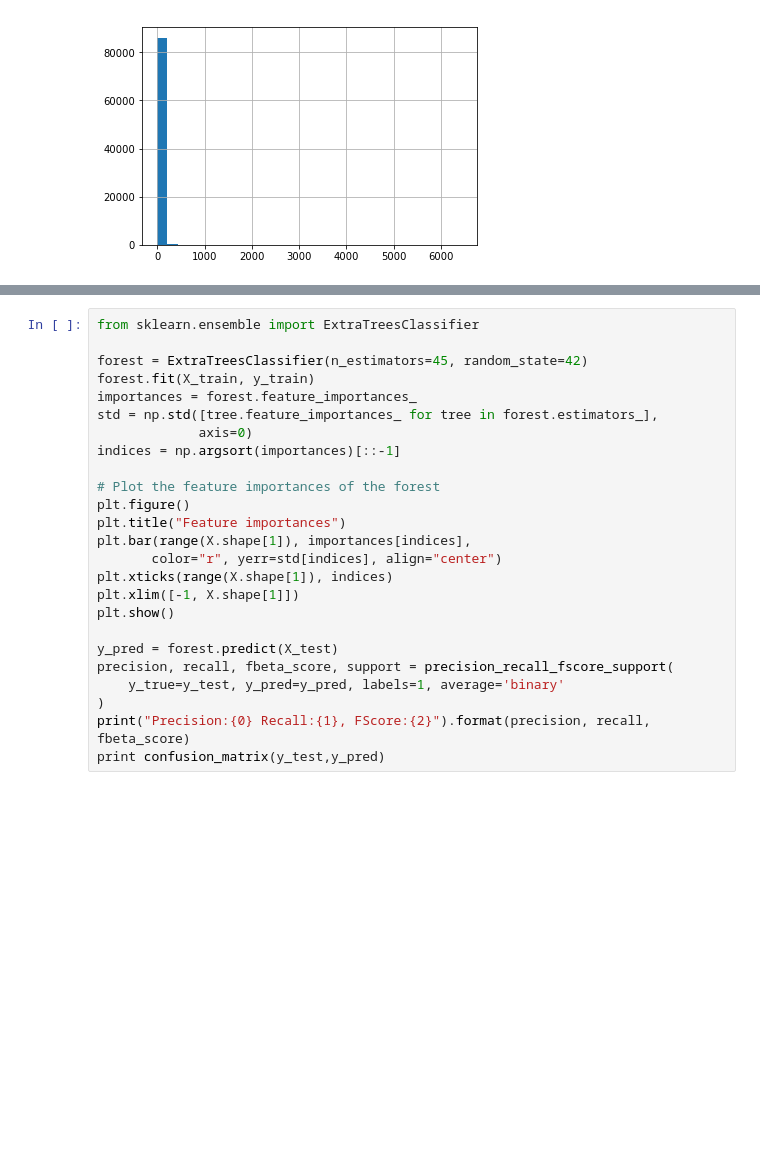
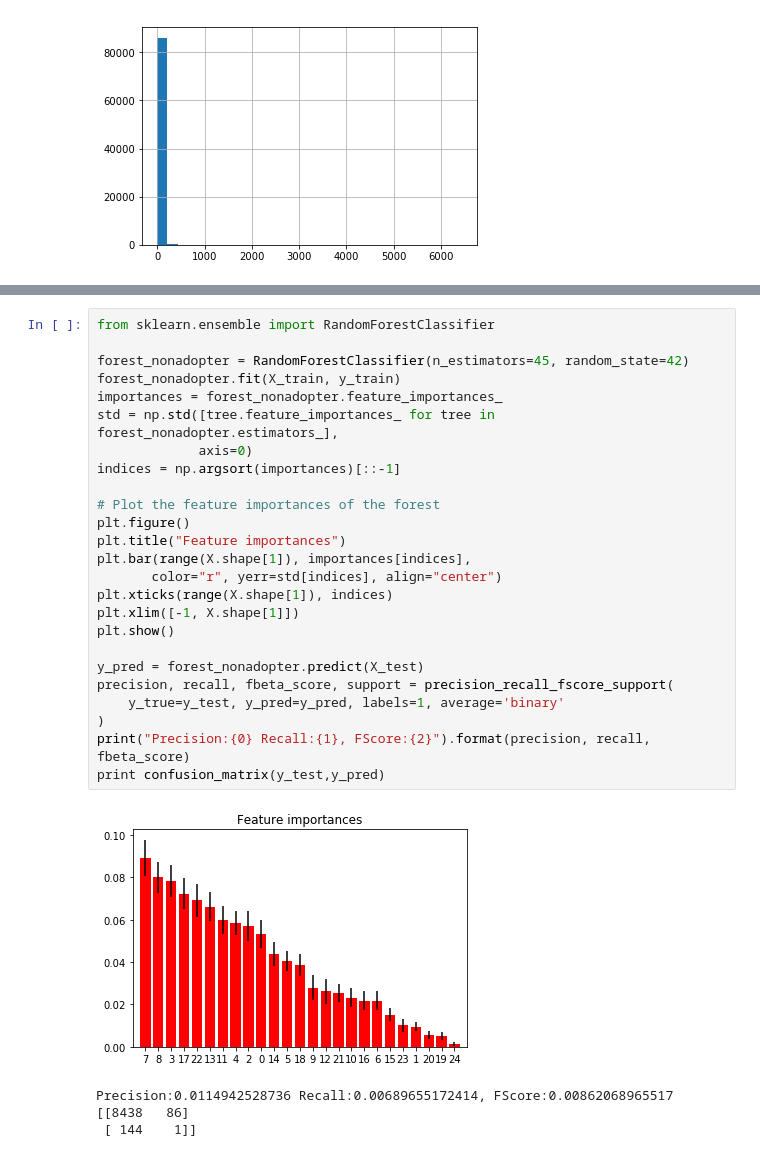
Before and after one commit to randorfer/adopterLearn, a Jupyter notebook: Song_Adopter_Challenge.ipynb, the cells around one changed output, grey strips where cells are left out. Saved outputs shown, nothing was run; the diff lists cells and outputs as text; blank space fills up the shorter version.

```diff
--- a/Song_Adopter_Challenge.ipynb
+++ b/Song_Adopter_Challenge.ipynb
@@ -118,26 +181,31 @@ import csv
 # %%
-from sklearn.ensemble import ExtraTreesClassifier
+from sklearn.ensemble import RandomForestClassifier
 
-forest = ExtraTreesClassifier(n_estimators=45, random_state=42)
-forest.fit(X_train, y_train)
-importances = forest.feature_importances_
-std = np.std([tree.feature_importances_ for tree in forest.estimators_],
+forest_nonadopter = RandomForestClassifier(n_estimators=45, random_state=42)
+forest_nonadopter.fit(X_train, y_train)
+importances = forest_nonadopter.feature_importances_
+std = np.std([tree.feature_importances_ for tree in forest_nonadopter.estimators_],
              axis=0)
 indices = np.argsort(importances)[::-1]
 
 # Plot the feature importances of the forest
 plt.figure()
 plt.title("Feature importances")
 plt.bar(range(X.shape[1]), importances[indices],
        color="r", yerr=std[indices], align="center")
 plt.xticks(range(X.shape[1]), indices)
 plt.xlim([-1, X.shape[1]])
 plt.show()
 
-y_pred = forest.predict(X_test)
+y_pred = forest_nonadopter.predict(X_test)
 precision, recall, fbeta_score, support = precision_recall_fscore_support(
     y_true=y_test, y_pred=y_pred, labels=1, average='binary'
 )
 print("Precision:{0} Recall:{1}, FScore:{2}").format(precision, recall, fbeta_score)
 print confusion_matrix(y_test,y_pred)
+# %% [output]
+[figure, added]
+Precision:0.0114942528736 Recall:0.00689655172414, FScore:0.00862068965517
+[[8438   86]
+ [ 144    1]]
 # %%
```
Also changed, not shown: parts of 17 cells of this notebook, 6 other files.
